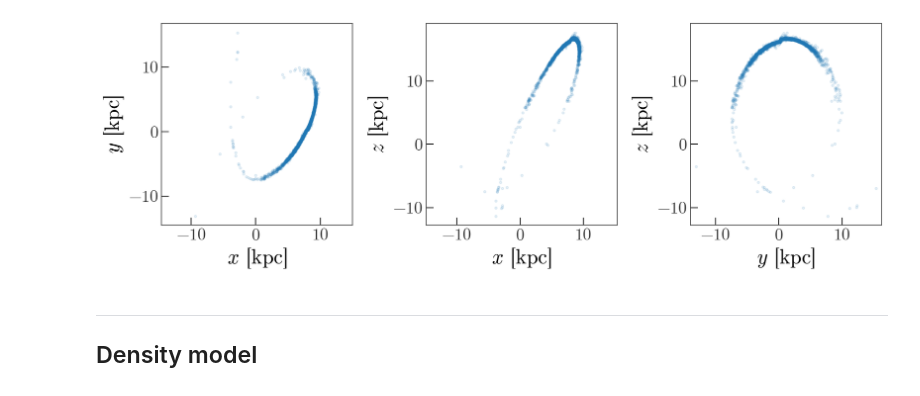
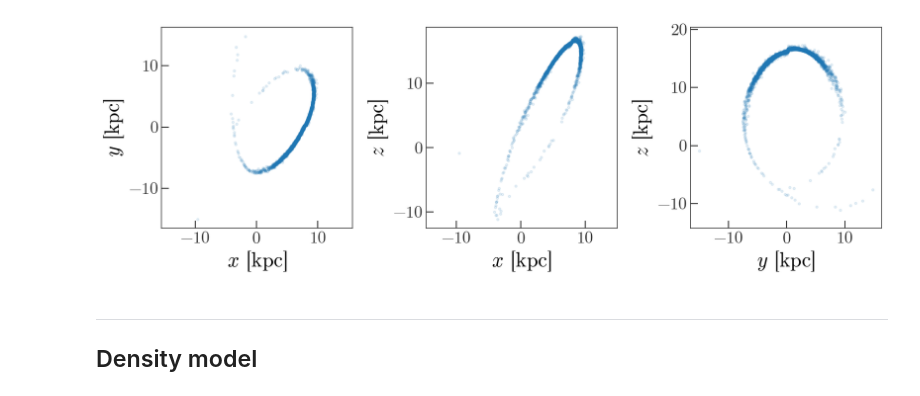
Before and after one commit to adrn/Pal5sBiggestFan, a Jupyter notebook: notebooks/APW-density-model.ipynb, the cells around one changed output. Saved outputs shown, nothing was run; the diff lists cells and outputs as text; code cells hidden in the pictures.

```diff
--- a/notebooks/APW-density-model.ipynb
+++ b/notebooks/APW-density-model.ipynb
@@ -33,4 +31,10 @@ w0 = gd.PhaseSpacePosition(pal5_c.transform_to(galcen_frame).cartesian)
 # %%
-orbit_reg = default_mw.integrate_orbit(w0, dt=-0.5, n_steps=8000,
-                                       Integrator=gi.DOPRI853Integrator)
-forw_orbit_reg = orbit_reg[::-1]
+w0 = gd.PhaseSpacePosition(pal5_c.transform_to(galcen_frame).cartesian)
+orbit = default_mw.integrate_orbit(w0, dt=-0.5, n_steps=8000,
+                                   Integrator=gi.DOPRI853Integrator)
+
+stream = fardal_stream(default_mw, orbit[::-1],
+                       5E4*u.Msun, release_every=4)
+_ = stream.plot(marker='.', alpha=0.1)
+# %% [output]
+[figure, added]
@@ -39,5 +41 @@ stream_reg = gd.mockstream.fardal_stream(default_mw, forw_orbit_reg, 5E4*u.Msun,
-# %%
-_ = stream_reg.plot(marker='.', alpha=0.1)
-# %% [output]
-[figure, removed]
 # %%
```
Also changed, not shown: parts of 3 cells of this notebook.
